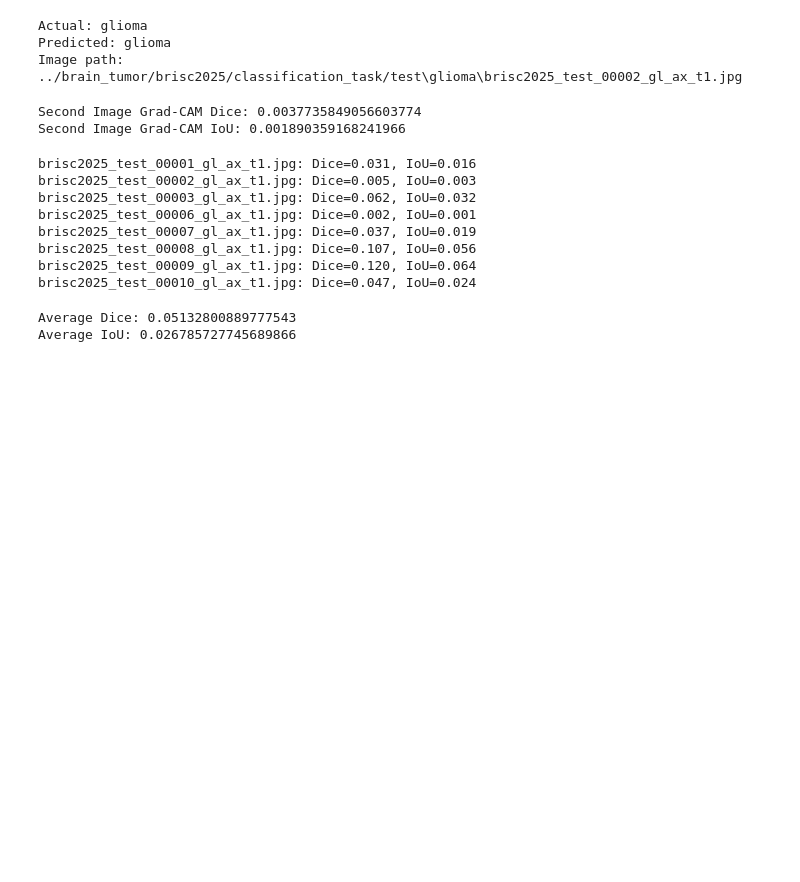
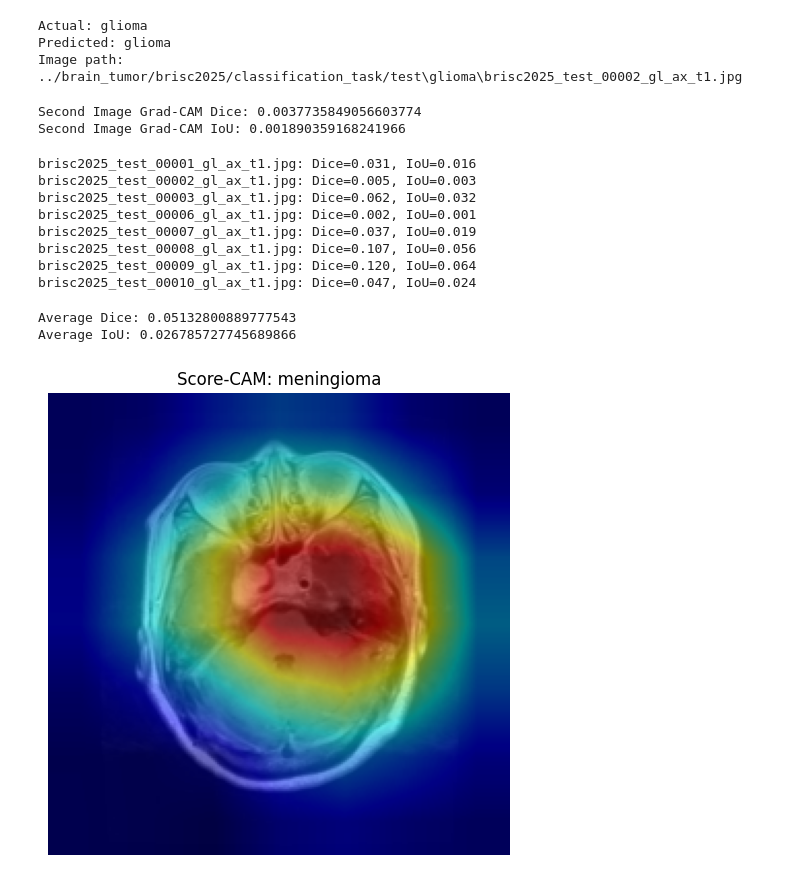
Before and after one commit to ccai2053/brisc2025-brain-tumor-project, a Jupyter notebook: notebooks/interpretability_demo.ipynb, the cells around one changed output. Cells and saved outputs as stored; diff of their text form; code cells hidden in the pictures; blank space fills up the shorter version.

Commit message:
Added Score-CAM

```diff
--- a/notebooks/interpretability_demo.ipynb
+++ b/notebooks/interpretability_demo.ipynb
@@ -520,0 +525,35 @@ Average IoU: 0.026785727745689866
+# %%
+target_layers = [model.layer4[-1]]
+
+scorecam = ScoreCAM(
+    model=model,
+    target_layers=target_layers
+)
+
+input_tensor = correct_image
+target_class = correct_prediction.item()
+
+targets = [ClassifierOutputTarget(target_class)]
+
+grayscale_cam = scorecam(
+    input_tensor=input_tensor,
+    targets=targets
+)
+
+score_cam = grayscale_cam[0]
+# %%
+img = correct_image.squeeze().permute(1, 2, 0).detach().cpu().numpy()
+
+visualization = show_cam_on_image(
+    img,
+    score_cam,
+    use_rgb=True
+)
+
+plt.figure(figsize=(6, 6))
+plt.imshow(visualization)
+plt.title(f"Score-CAM: {classes[target_class]}")
+plt.axis("off")
+plt.show()
+# %% [output]
+[figure, added]
```
Also changed, not shown: parts of 4 cells of this notebook, 4 other files.
